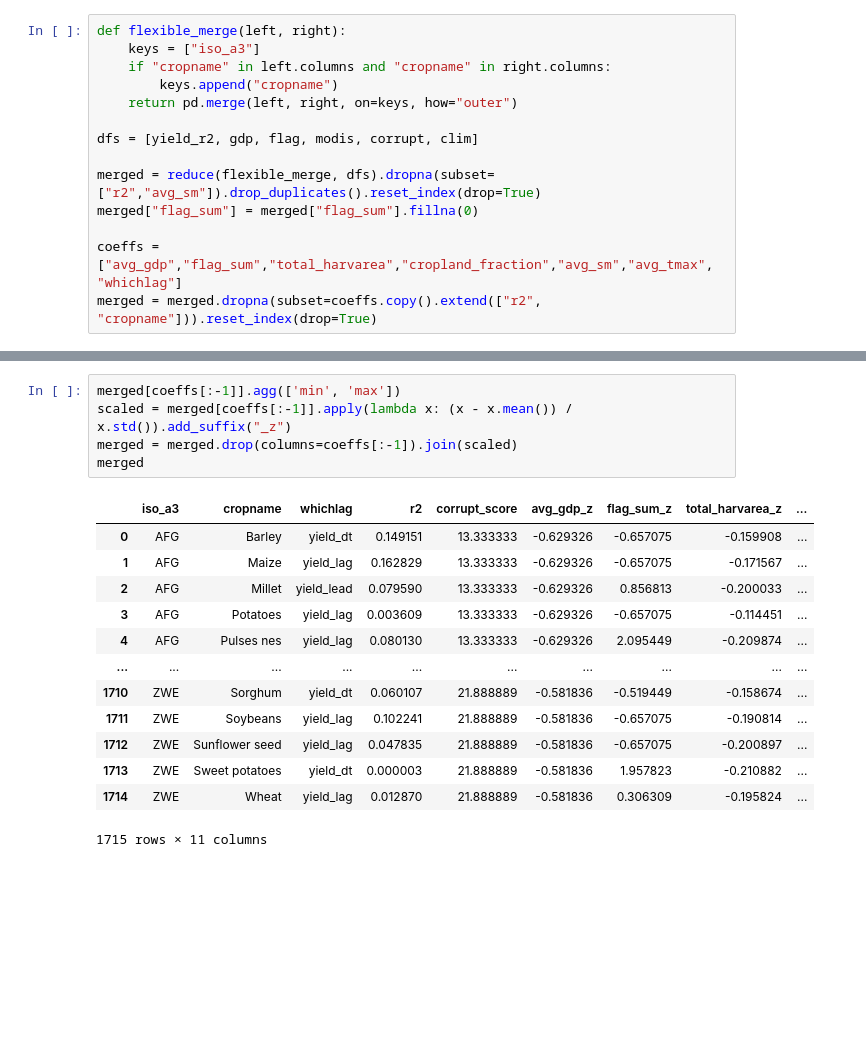
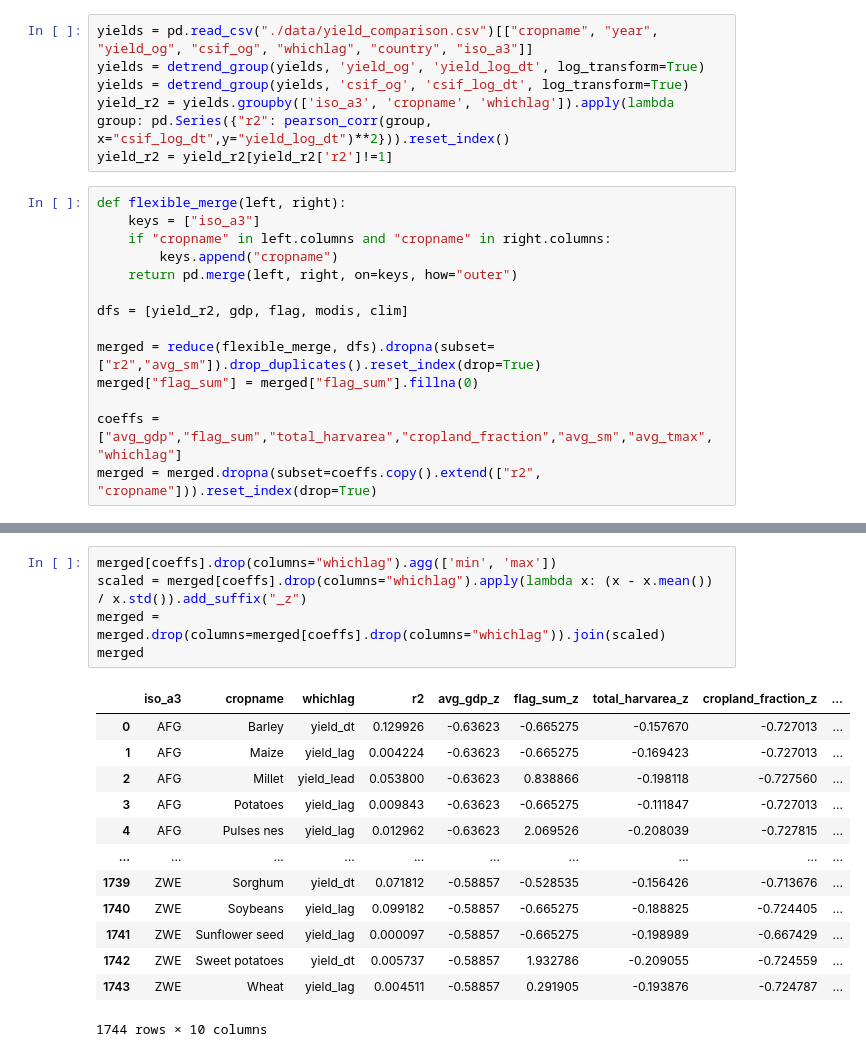
Before and after one commit to carospark/FAO_ag_check_code, a Jupyter notebook: notebook/yield_comparison_model.ipynb, the cells around one changed output, grey strips where cells are left out. Cells and saved outputs as stored; diff of their text form; blank space fills up the shorter version.

```diff
--- a/notebook/yield_comparison_model.ipynb
+++ b/notebook/yield_comparison_model.ipynb
@@ -32,3 +32,9 @@ yield_r2 = yield_r2[yield_r2['r2']!=1]
+# %%
+yields = pd.read_csv("./data/yield_comparison.csv")[["cropname", "year", "yield_og", "csif_og", "whichlag", "country", "iso_a3"]]
+yields = detrend_group(yields, 'yield_og', 'yield_log_dt', log_transform=True)
+yields = detrend_group(yields, 'csif_og', 'csif_log_dt', log_transform=True)
+yield_r2 = yields.groupby(['iso_a3', 'cropname', 'whichlag']).apply(lambda group: pd.Series({"r2": pearson_corr(group, x="csif_log_dt",y="yield_log_dt")**2})).reset_index()
+yield_r2 = yield_r2[yield_r2['r2']!=1]
 # %%
 def flexible_merge(left, right):
     keys = ["iso_a3"]
@@ -36,7 +42,7 @@ def flexible_merge(left, right):
         keys.append("cropname")
     return pd.merge(left, right, on=keys, how="outer")
 
-dfs = [yield_r2, gdp, flag, modis, corrupt, clim]
+dfs = [yield_r2, gdp, flag, modis, clim]
 
 merged = reduce(flexible_merge, dfs).dropna(subset=["r2","avg_sm"]).drop_duplicates().reset_index(drop=True)
 merged["flag_sum"] = merged["flag_sum"].fillna(0)
@@ -46,22 +68,22 @@ merged = merged.dropna(subset=coeffs.copy().extend(["r2", "cropname"])).reset_in
 # %%
-merged[coeffs[:-1]].agg(['min', 'max'])
-scaled = merged[coeffs[:-1]].apply(lambda x: (x - x.mean()) / x.std()).add_suffix("_z")
-merged = merged.drop(columns=coeffs[:-1]).join(scaled)
+merged[coeffs].drop(columns="whichlag").agg(['min', 'max'])
+scaled = merged[coeffs].drop(columns="whichlag").apply(lambda x: (x - x.mean()) / x.std()).add_suffix("_z")
+merged = merged.drop(columns=merged[coeffs].drop(columns="whichlag")).join(scaled)
 merged
 # %% [output]
-|  | iso_a3 | cropname | whichlag | r2 | corrupt_score | avg_gdp_z | flag_sum_z | total_harvarea_z | ... |
-| 0 | AFG | Barley | yield_dt | 0.149151 | 13.333333 | -0.629326 | -0.657075 | -0.159908 | ... |
-| 1 | AFG | Maize | yield_lag | 0.162829 | 13.333333 | -0.629326 | -0.657075 | -0.171567 | ... |
-| 2 | AFG | Millet | yield_lead | 0.079590 | 13.333333 | -0.629326 | 0.856813 | -0.200033 | ... |
-| 3 | AFG | Potatoes | yield_lag | 0.003609 | 13.333333 | -0.629326 | -0.657075 | -0.114451 | ... |
-| 4 | AFG | Pulses nes | yield_lag | 0.080130 | 13.333333 | -0.629326 | 2.095449 | -0.209874 | ... |
+|  | iso_a3 | cropname | whichlag | r2 | avg_gdp_z | flag_sum_z | total_harvarea_z | cropland_fraction_z | ... |
+| 0 | AFG | Barley | yield_dt | 0.129926 | -0.63623 | -0.665275 | -0.157670 | -0.727013 | ... |
+| 1 | AFG | Maize | yield_lag | 0.004224 | -0.63623 | -0.665275 | -0.169423 | -0.727013 | ... |
+| 2 | AFG | Millet | yield_lead | 0.053800 | -0.63623 | 0.838866 | -0.198118 | -0.727560 | ... |
+| 3 | AFG | Potatoes | yield_lag | 0.009843 | -0.63623 | -0.665275 | -0.111847 | -0.727013 | ... |
+| 4 | AFG | Pulses nes | yield_lag | 0.012962 | -0.63623 | 2.069526 | -0.208039 | -0.727815 | ... |
 | ... | ... | ... | ... | ... | ... | ... | ... | ... | ... |
-| 1710 | ZWE | Sorghum | yield_dt | 0.060107 | 21.888889 | -0.581836 | -0.519449 | -0.158674 | ... |
-| 1711 | ZWE | Soybeans | yield_lag | 0.102241 | 21.888889 | -0.581836 | -0.657075 | -0.190814 | ... |
-| 1712 | ZWE | Sunflower seed | yield_lag | 0.047835 | 21.888889 | -0.581836 | -0.657075 | -0.200897 | ... |
-| 1713 | ZWE | Sweet potatoes | yield_dt | 0.000003 | 21.888889 | -0.581836 | 1.957823 | -0.210882 | ... |
-| 1714 | ZWE | Wheat | yield_lag | 0.012870 | 21.888889 | -0.581836 | 0.306309 | -0.195824 | ... |
+| 1739 | ZWE | Sorghum | yield_dt | 0.071812 | -0.58857 | -0.528535 | -0.156426 | -0.713676 | ... |
+| 1740 | ZWE | Soybeans | yield_lag | 0.099182 | -0.58857 | -0.665275 | -0.188825 | -0.724405 | ... |
+| 1741 | ZWE | Sunflower seed | yield_lag | 0.000097 | -0.58857 | -0.665275 | -0.198989 | -0.667429 | ... |
+| 1742 | ZWE | Sweet potatoes | yield_dt | 0.005737 | -0.58857 | 1.932786 | -0.209055 | -0.724559 | ... |
+| 1743 | ZWE | Wheat | yield_lag | 0.004511 | -0.58857 | 0.291905 | -0.193876 | -0.724787 | ... |
-1715 rows × 11 columns
+1744 rows × 10 columns
 # %%
 mod_yields_r2_gdp = smf.mixedlm("r2 ~ avg_gdp_z",
                      merged, groups="cropname" )
```
Also changed, not shown: parts of 8 cells of this notebook, 18 other files.
